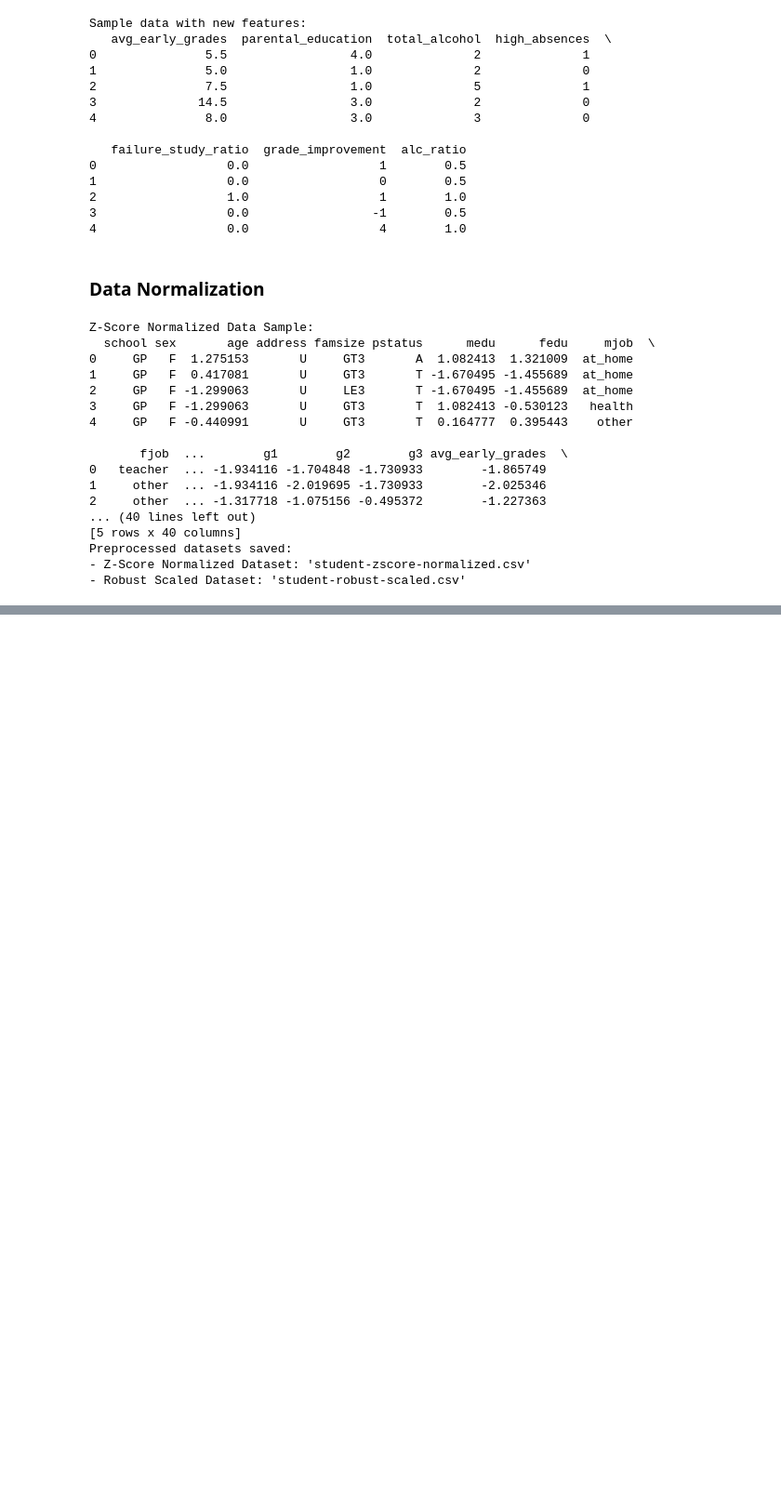
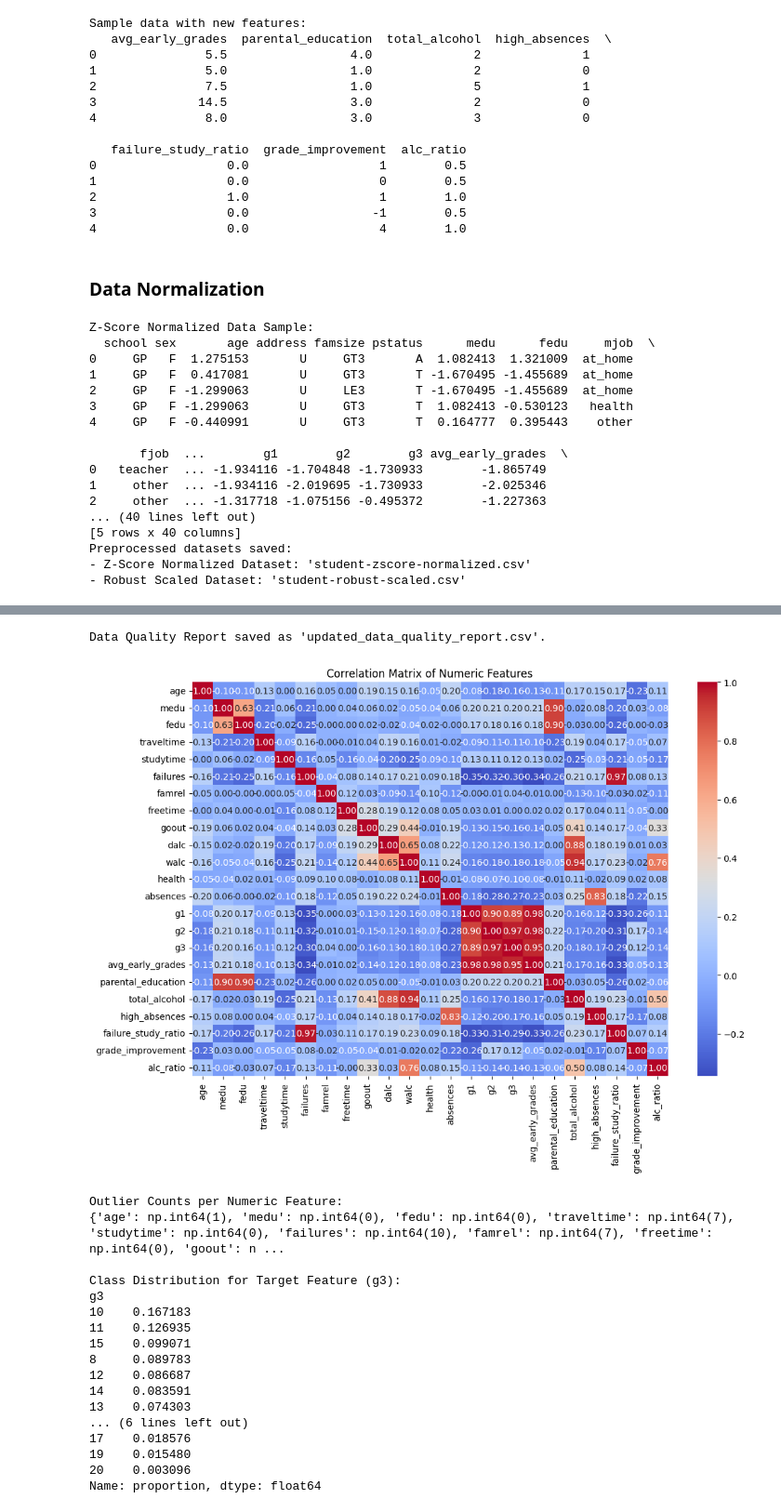
Before and after one commit to adichn/CP322-Final-Project, a Jupyter notebook: Final_Project.ipynb, the cells around one changed output, grey strips where cells are left out. Shown: that part at 93% size. Drawn from its saved outputs; the diff is of its cells as text; code cells hidden in the pictures; blank space fills up the shorter version.

Commit message:
created data_quality_report.csv

```diff
--- a/Final_Project.ipynb
+++ b/Final_Project.ipynb
@@ -240,0 +258,80 @@ Preprocessed datasets saved:
+# %%
+def generate_complete_data_quality_report(df, target_feature=None):
+    """
+    Generate a comprehensive data quality report for a given DataFrame.
+
+    Parameters:
+    - df: pandas DataFrame, the dataset to analyze.
+    - target_feature: str, the name of the target feature (optional) for special focus.
+
+    Returns:
+    - data_quality_report: pandas DataFrame with key insights.
+    """
+    # Initialize the report
+    data_quality_report = pd.DataFrame({
+        "Column Name": df.columns,
+        "Data Type": df.dtypes.values,
+        "Number of Unique Values": df.nunique().values,
+        "Number of Missing Values": df.isnull().sum().values,
+        "Percentage of Missing Values (%)": (df.isnull().sum() / len(df) * 100).values,
+        "Mean": [df[col].mean() if df[col].dtype in ['int64', 'float64'] else None for col in df.columns],
+        "Median": [df[col].median() if df[col].dtype in ['int64', 'float64'] else None for col in df.columns],
+        "Standard Deviation": [df[col].std() if df[col].dtype in ['int64', 'float64'] else None for col in df.columns],
+        "Minimum": [df[col].min() if df[col].dtype in ['int64', 'float64'] else None for col in df.columns],
+        "Maximum": [df[col].max() if df[col].dtype in ['int64', 'float64'] else None for col in df.columns],
+        "Top Value (Mode)": [df[col].mode()[0] if not df[col].mode().empty else None for col in df.columns],
+        "Frequency of Top Value": [df[col].value_counts().iloc[0] if not df[col].value_counts().empty else None for col in df.columns]
+    })
+
+    # Save report to a CSV file
+    data_quality_report.to_csv("data_quality_report.csv", index=False)
+    print("Data Quality Report saved as 'updated_data_quality_report.csv'.")
+
+    # Correlation matrix for numeric features
+    numeric_columns = df.select_dtypes(include=['int64', 'float64']).columns
+    correlation_matrix = df[numeric_columns].corr()
+
+    plt.figure(figsize=(12, 8))
+    sns.heatmap(correlation_matrix, annot=True, cmap='coolwarm', fmt=".2f", cbar=True)
+    plt.title("Correlation Matrix of Numeric Features")
+    plt.show()
+
+    # Check for outliers (z-score method)
+    outlier_report = {}
+    for col in numeric_columns:
+        z_scores = zscore(df[col].dropna())
+        outlier_count = np.sum(np.abs(z_scores) > 3)  # z-score threshold of 3
+        outlier_report[col] = outlier_count
+    print("\nOutlier Counts per Numeric Feature:")
+    print(outlier_report)
+
+    # Class imbalance for target feature (if provided)
+    if target_feature and target_feature in df.columns:
+        print(f"\nClass Distribution for Target Feature ({target_feature}):")
+        print(df[target_feature].value_counts(normalize=True))
+
+    return data_quality_report, outlier_report
+
+# Assuming `merged_data` is the cleaned, updated, and normalized dataset
+target_feature = 'g3'  # Change this if your target variable has a different name
+data_quality_report, outlier_report = generate_complete_data_quality_report(merged_data, target_feature=target_feature)
+# %% [output]
+Data Quality Report saved as 'updated_data_quality_report.csv'.
+[figure, added]
+Outlier Counts per Numeric Feature:
+{'age': np.int64(1), 'medu': np.int64(0), 'fedu': np.int64(0), 'traveltime': np.int64(7), 'studytime': np.int64(0), 'failures': np.int64(10), 'famrel': np.int64(7), 'freetime': np.int64(0), 'goout': n ...
+
+Class Distribution for Target Feature (g3):
+g3
+10    0.167183
+11    0.126935
+15    0.099071
+8     0.089783
+12    0.086687
+14    0.083591
+13    0.074303
+... (6 lines left out)
+17    0.018576
+19    0.015480
+20    0.003096
+Name: proportion, dtype: float64
```
Also changed, not shown: parts of 8 cells of this notebook, 1 other file.
